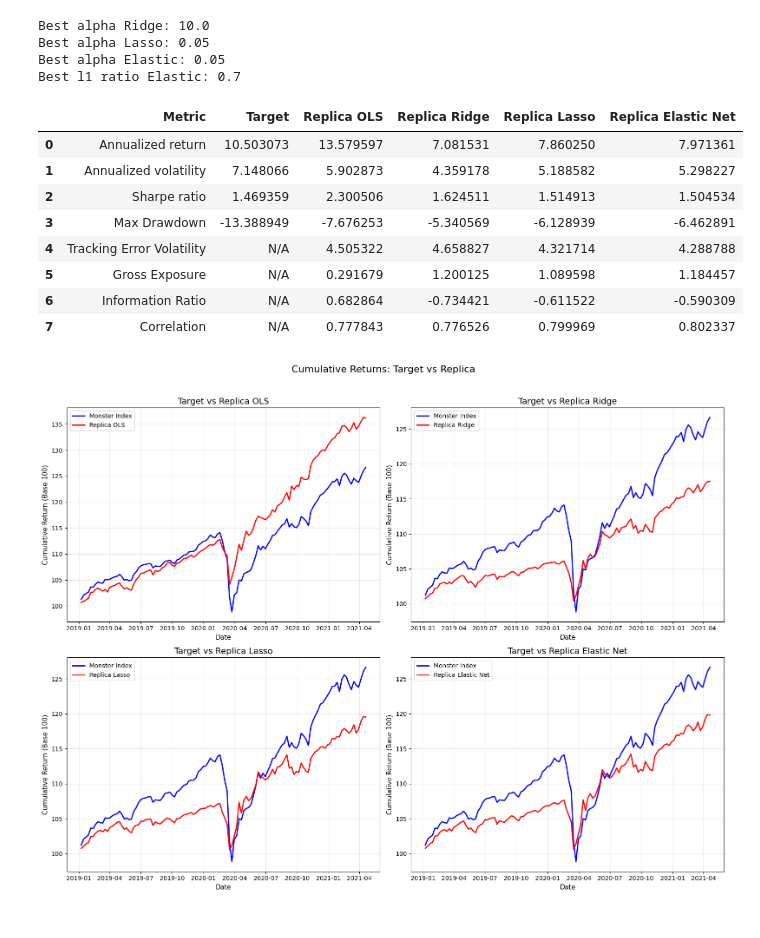
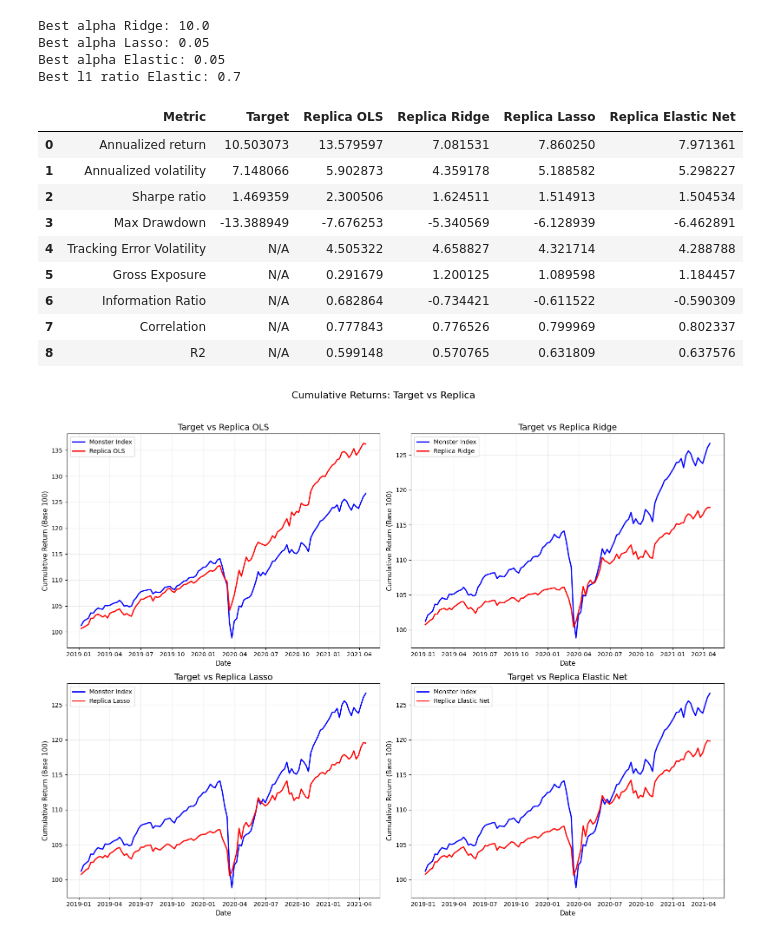
Before and after one commit to tommybaresi-creator/fintech-group-work, a Jupyter notebook: BusinessCase3/StatisticalModels.ipynb, the cells around one changed output. Saved outputs shown, nothing was run; the diff lists cells and outputs as text; code cells hidden in the pictures.

```diff
--- a/BusinessCase3/StatisticalModels.ipynb
+++ b/BusinessCase3/StatisticalModels.ipynb
@@ -148,6 +148,11 @@ def information_ratio(returns_replica, returns_target):
 
     return excess_return / tracking_error
 
+def r2_oos(y_pred, y_true):
+    ss_res = np.sum((y_true - y_pred) ** 2)
+    ss_tot = np.sum((y_true - y_true.mean()) ** 2)
+    return 1 - ss_res / ss_tot
+
 def compute_metrics(y_pred, y_true, weights):
     return [
         annual_return(y_pred) * 100,
@@ -157,7 +162,8 @@ def compute_metrics(y_pred, y_true, weights):
         tracking_error_volatility(y_pred, y_true) * 100,
         gross_exposure(weights),
         information_ratio(y_pred, y_true),
-        correlation(y_pred, y_true)
+        correlation(y_pred, y_true),
+        r2_oos(y_pred, y_true)
     ]
 # %% [markdown]
 MODELLI senza transaction costs: OLS - RIDGE - LASSO - ELASTIC NET
@@ -443,37 +449,39 @@ metric_names = [
     'Tracking Error Volatility',
     'Gross Exposure',
     'Information Ratio',
-    'Correlation'
+    'Correlation',
+    'R2'
 ]
 
 target_values = [
     annual_return(Y_test_aligned) * 100,
     volatility(Y_test_aligned) * 100,
     sharpe_ratio(Y_test_aligned),
     max_drawdown(Y_test_aligned) * 100,
-    'N/A', 'N/A', 'N/A', 'N/A'
+    'N/A', 'N/A', 'N/A', 'N/A', 'N/A'
 ]
 
 metrics = pd.DataFrame({
     'Metric'             : metric_names,
     'Target'             : target_values,
     'Replica OLS'        : compute_metrics(Y_pred_test,         Y_test_aligned,         weights_test),
     'Replica Ridge'      : compute_metrics(Y_pred_test_ridge,   Y_test_aligned_ridge,   weights_test_ridge),
     'Replica Lasso'      : compute_metrics(Y_pred_test_lasso,   Y_test_aligned_lasso,   weights_test_lasso),
     'Replica Elastic Net': compute_metrics(Y_pred_test_elastic, Y_test_aligned_elastic, weights_test_elastic)
 })
 
 metrics
 # %% [output]
 |  | Metric | Target | Replica OLS | Replica Ridge | Replica Lasso | Replica Elastic Net |
 | 0 | Annualized return | 10.503073 | 13.579597 | 7.081531 | 7.860250 | 7.971361 |
 | 1 | Annualized volatility | 7.148066 | 5.902873 | 4.359178 | 5.188582 | 5.298227 |
 | 2 | Sharpe ratio | 1.469359 | 2.300506 | 1.624511 | 1.514913 | 1.504534 |
 | 3 | Max Drawdown | -13.388949 | -7.676253 | -5.340569 | -6.128939 | -6.462891 |
 | 4 | Tracking Error Volatility | N/A | 4.505322 | 4.658827 | 4.321714 | 4.288788 |
 | 5 | Gross Exposure | N/A | 0.291679 | 1.200125 | 1.089598 | 1.184457 |
 | 6 | Information Ratio | N/A | 0.682864 | -0.734421 | -0.611522 | -0.590309 |
 | 7 | Correlation | N/A | 0.777843 | 0.776526 | 0.799969 | 0.802337 |
+| 8 | R2 | N/A | 0.599148 | 0.570765 | 0.631809 | 0.637576 |
 # %%
 fig, axes = plt.subplots(2, 2, figsize=(16, 12))
 axes = axes.flatten()
```
Also changed, not shown: parts of 4 cells of this notebook.
